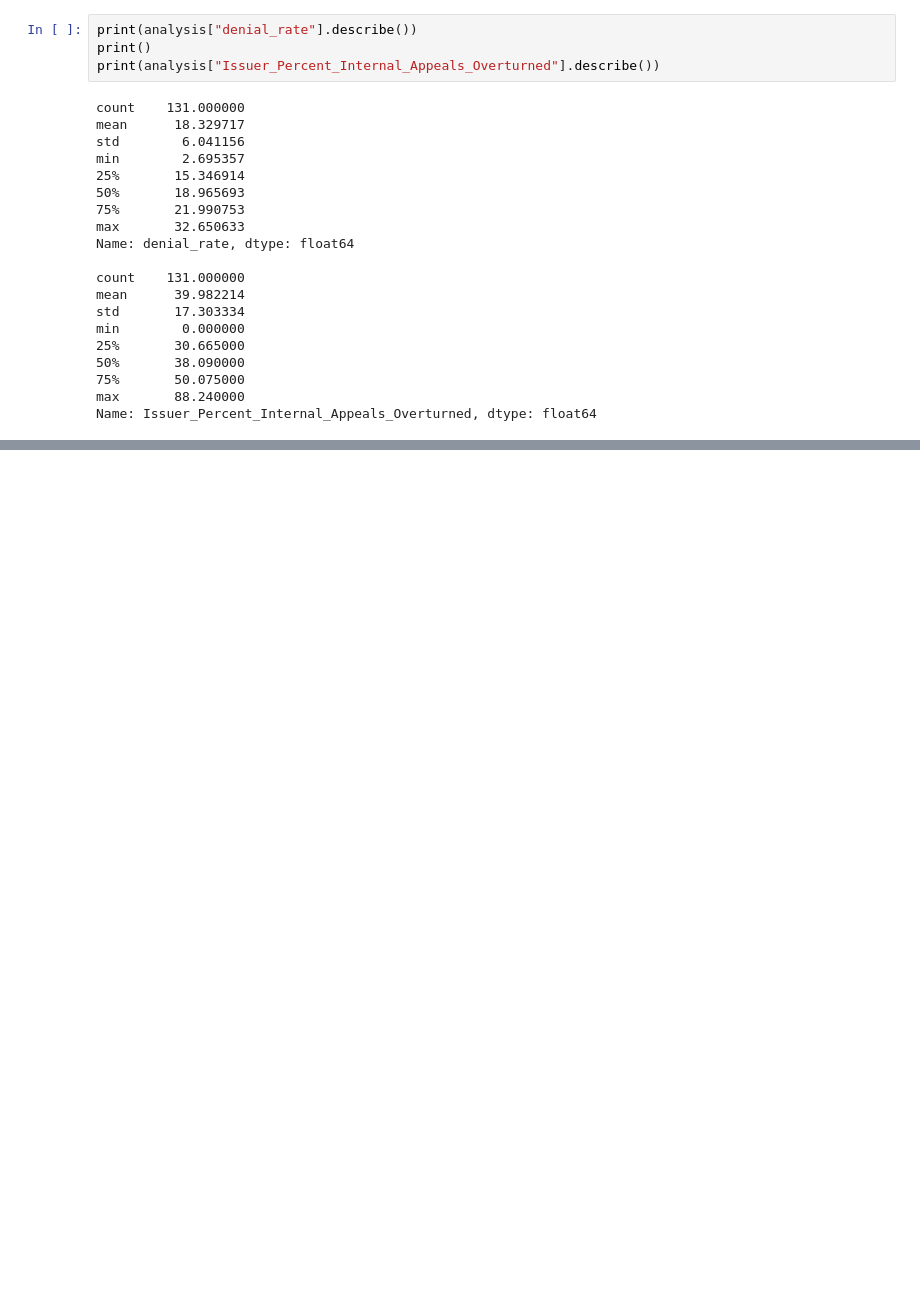
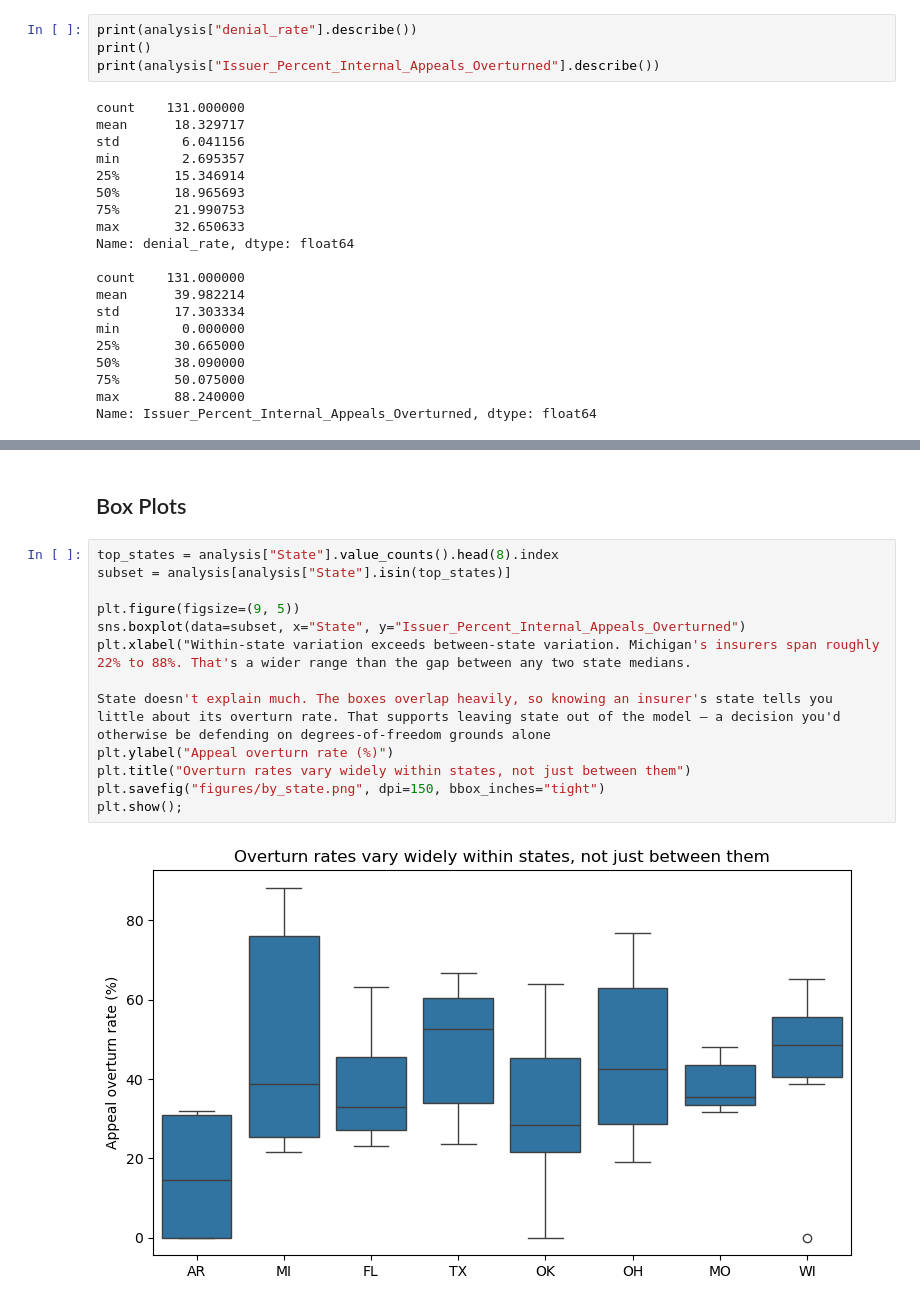
Before and after one commit to wanjirurandolph/Marketplace-Denials-Analysis, a Jupyter notebook: analysis.ipynb, the cells around one changed output, grey strips where cells are left out. Saved outputs shown, nothing was run; the diff lists cells and outputs as text; blank space fills up the shorter version.

```diff
--- a/analysis.ipynb
+++ b/analysis.ipynb
@@ -368,0 +405,17 @@ os.makedirs("figures", exist_ok=True)
+# %% [markdown]
+## Box Plots
+# %%
+top_states = analysis["State"].value_counts().head(8).index
+subset = analysis[analysis["State"].isin(top_states)]
+
+plt.figure(figsize=(9, 5))
+sns.boxplot(data=subset, x="State", y="Issuer_Percent_Internal_Appeals_Overturned")
+plt.xlabel("Within-state variation exceeds between-state variation. Michigan's insurers span roughly 22% to 88%. That's a wider range than the gap between any two state medians.
+
+State doesn't explain much. The boxes overlap heavily, so knowing an insurer's state tells you little about its overturn rate. That supports leaving state out of the model — a decision you'd otherwise be defending on degrees-of-freedom grounds alone
+plt.ylabel("Appeal overturn rate (%)")
+plt.title("Overturn rates vary widely within states, not just between them")
+plt.savefig("figures/by_state.png", dpi=150, bbox_inches="tight")
+plt.show();
+# %% [output]
+[figure, added]
```
Also changed, not shown: parts of 35 cells of this notebook, 5 other files.
